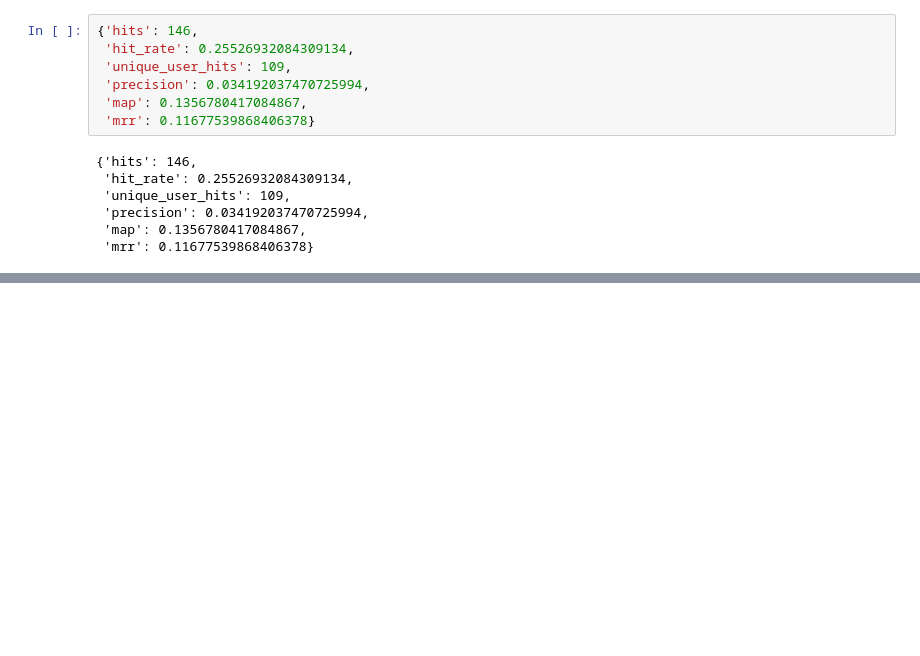
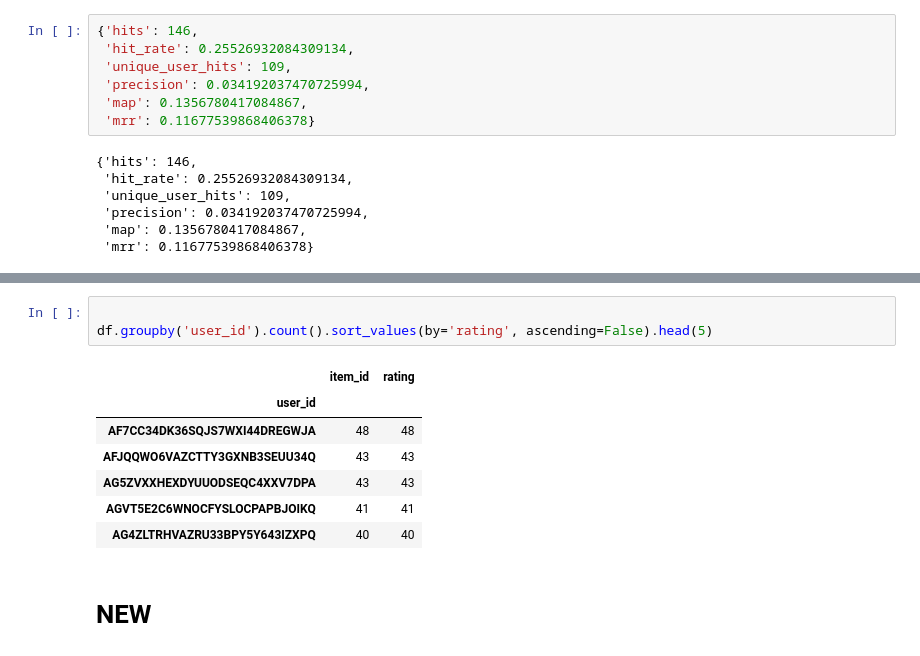
Before and after one commit to miriusz6/WRS_project, a Jupyter notebook: Project copy.ipynb, the cells around one changed output, grey strips where cells are left out. Drawn from its saved outputs; the diff is of its cells as text; blank space fills up the shorter version.

```diff
--- a/Project copy.ipynb
+++ b/Project copy.ipynb
@@ -1383,0 +1687,13 @@ t
+# %%
+
+df.groupby('user_id').count().sort_values(by='rating', ascending=False).head(5)
+# %% [output]
+|  | item_id | rating |
+| user_id |  |  |
+| AF7CC34DK36SQJS7WXI44DREGWJA | 48 | 48 |
+| AFJQQWO6VAZCTTY3GXNB3SEUU34Q | 43 | 43 |
+| AG5ZVXXHEXDYUUODSEQC4XXV7DPA | 43 | 43 |
+| AGVT5E2C6WNOCFYSLOCPAPBJOIKQ | 41 | 41 |
+| AG4ZLTRHVAZRU33BPY5Y643IZXPQ | 40 | 40 |
+# %% [markdown]
+# NEW
```
Also changed, not shown: parts of 64 cells of this notebook, 2 other files.
